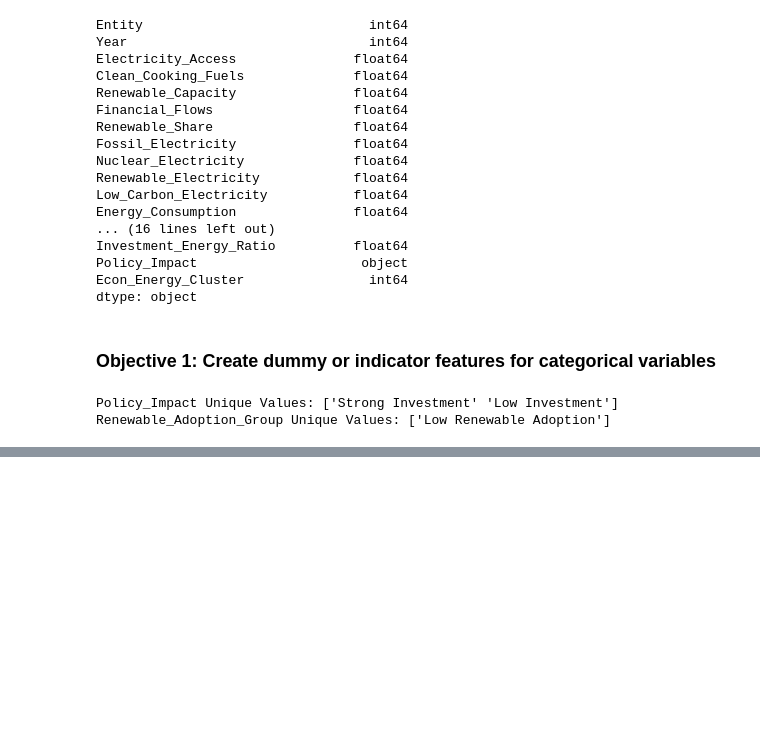
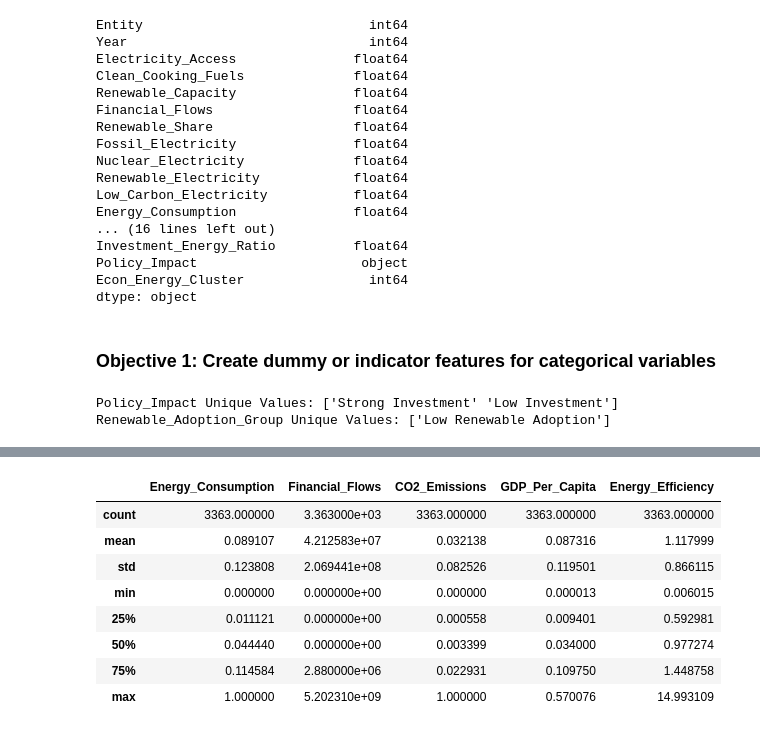
Before and after one commit to audreymalloy/Springboard_DataScience, a Jupyter notebook: Capstone-3-Energy/Pre-processing/energy_preprocessing.ipynb, the cells around one changed output, grey strips where cells are left out. Saved outputs shown, nothing was run; the diff lists cells and outputs as text; code cells hidden in the pictures; blank space fills up the shorter version.

```diff
--- a/Capstone-3-Energy/Pre-processing/energy_preprocessing.ipynb
+++ b/Capstone-3-Energy/Pre-processing/energy_preprocessing.ipynb
@@ -154,0 +171,12 @@ df["Policy_Impact"] = encoder.fit_transform(df["Policy_Impact"])
+# %%
+df[num_features].describe()  # Check mean, min, max, standard deviation
+# %% [output]
+|  | Energy_Consumption | Financial_Flows | CO2_Emissions | GDP_Per_Capita | Energy_Efficiency |
+| count | 3363.000000 | 3.363000e+03 | 3363.000000 | 3363.000000 | 3363.000000 |
+| mean | 0.089107 | 4.212583e+07 | 0.032138 | 0.087316 | 1.117999 |
+| std | 0.123808 | 2.069441e+08 | 0.082526 | 0.119501 | 0.866115 |
+| min | 0.000000 | 0.000000e+00 | 0.000000 | 0.000013 | 0.006015 |
+| 25% | 0.011121 | 0.000000e+00 | 0.000558 | 0.009401 | 0.592981 |
+| 50% | 0.044440 | 0.000000e+00 | 0.003399 | 0.034000 | 0.977274 |
+| 75% | 0.114584 | 2.880000e+06 | 0.022931 | 0.109750 | 1.448758 |
+| max | 1.000000 | 5.202310e+09 | 1.000000 | 0.570076 | 14.993109 |
```
Also changed, not shown: parts of 19 cells of this notebook.
